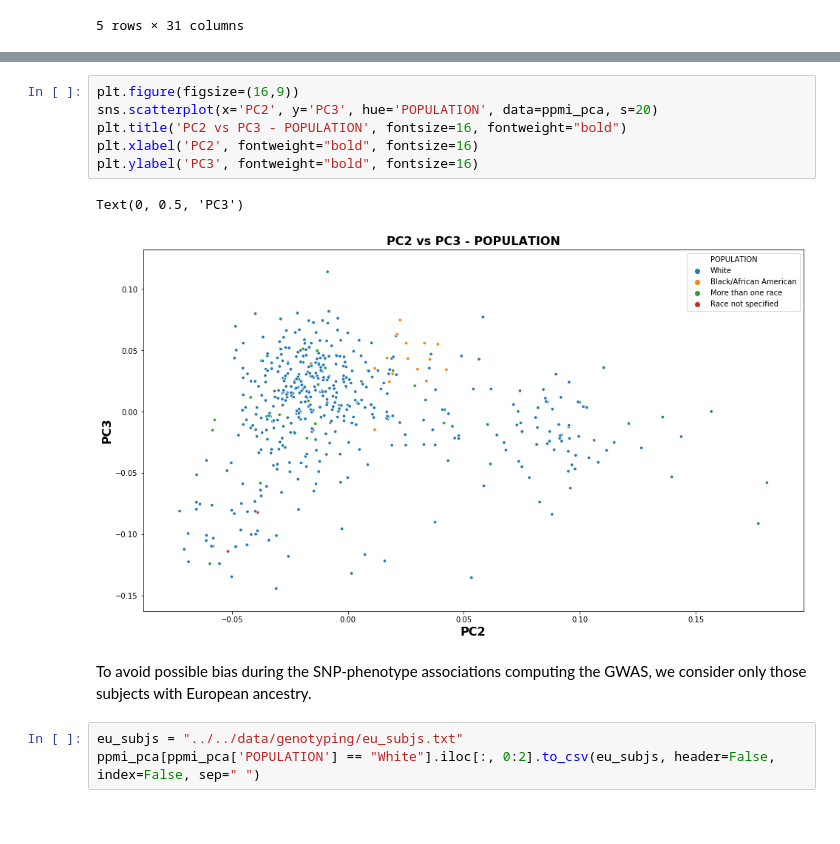
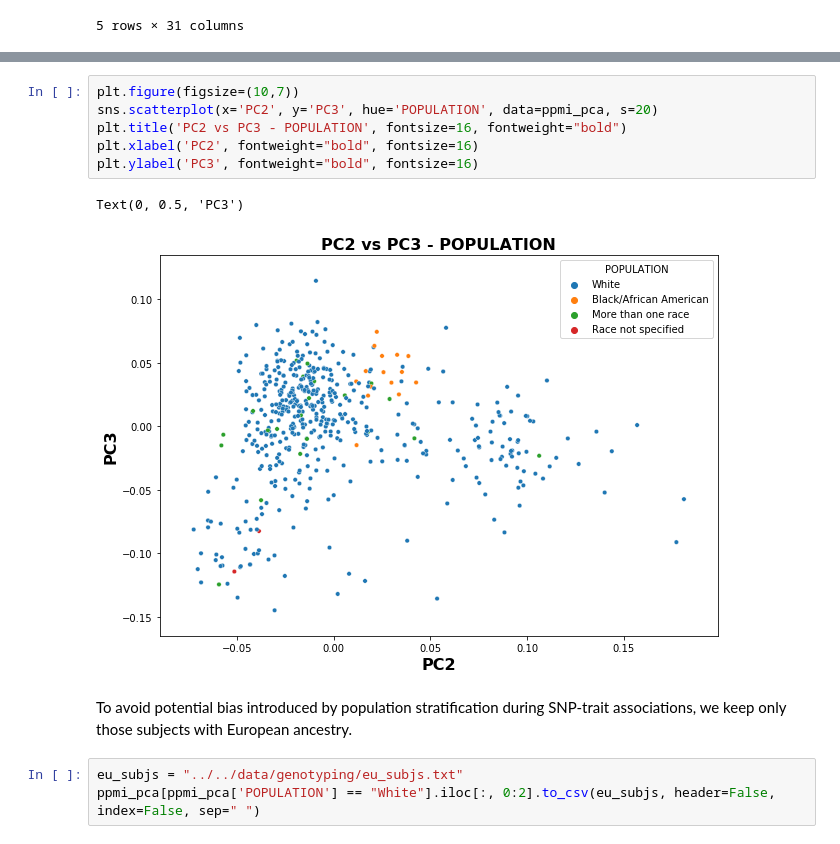
Before and after one commit to InfOmics/MUVIG, a Jupyter notebook: src/1-Preprocessing/2-QC_PCA.ipynb, the cells around one changed output, grey strips where cells are left out. Drawn from its saved outputs; the diff is of its cells as text.

```diff
--- a/src/1-Preprocessing/2-QC_PCA.ipynb
+++ b/src/1-Preprocessing/2-QC_PCA.ipynb
@@ -399,14 +410,14 @@ Text(0, 0.5, 'PC2')
 # %%
-plt.figure(figsize=(16,9))
+plt.figure(figsize=(10,7))
 sns.scatterplot(x='PC2', y='PC3', hue='POPULATION', data=ppmi_pca, s=20)
 plt.title('PC2 vs PC3 - POPULATION', fontsize=16, fontweight="bold")
 plt.xlabel('PC2', fontweight="bold", fontsize=16)
 plt.ylabel('PC3', fontweight="bold", fontsize=16)
 # %% [output]
 Text(0, 0.5, 'PC3')
-[figure, old version]
+[figure, new version]
 # %% [markdown]
-To avoid possible bias during the SNP-phenotype associations computing the GWAS, we consider only those subjects with European ancestry.
+To avoid potential bias introduced by population stratification during SNP-trait associations, we keep only those subjects with European ancestry.
 # %%
 eu_subjs = "../../data/genotyping/eu_subjs.txt"
 ppmi_pca[ppmi_pca['POPULATION'] == "White"].iloc[:, 0:2].to_csv(eu_subjs, header=False, index=False, sep=" ")
```
Also changed, not shown: parts of 49 cells of this notebook, 4 other files.
